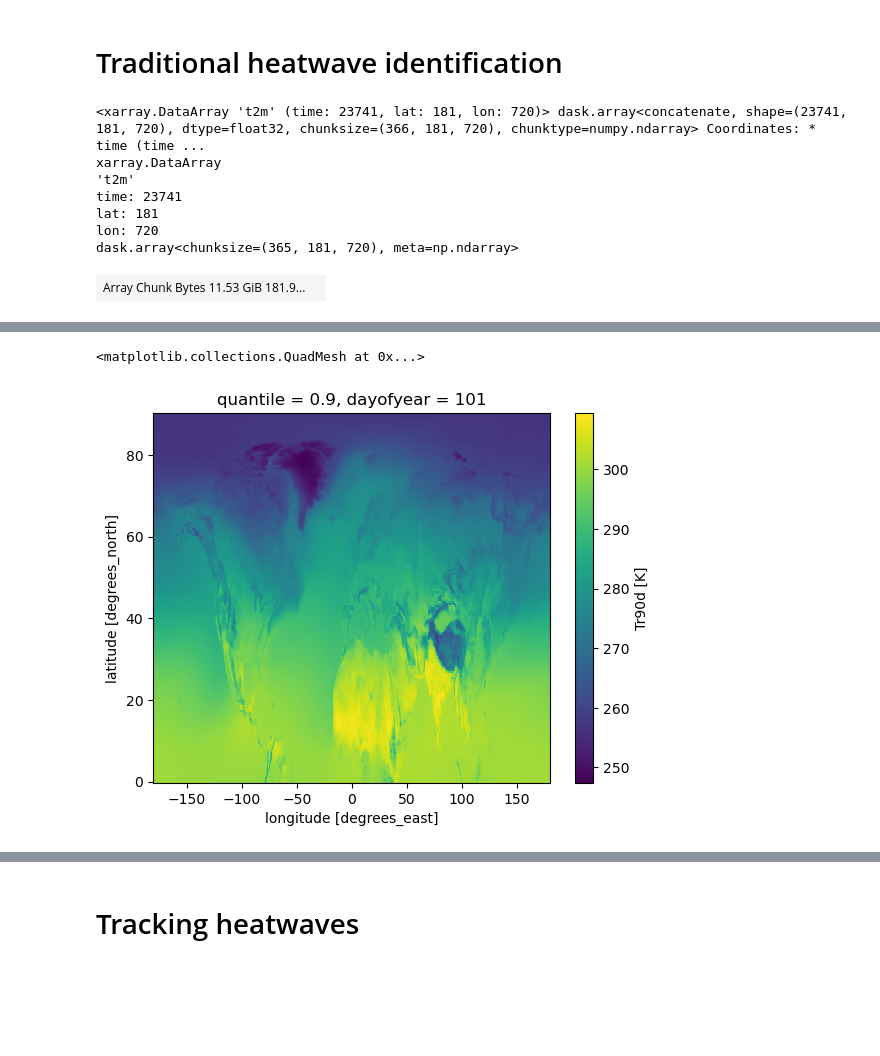
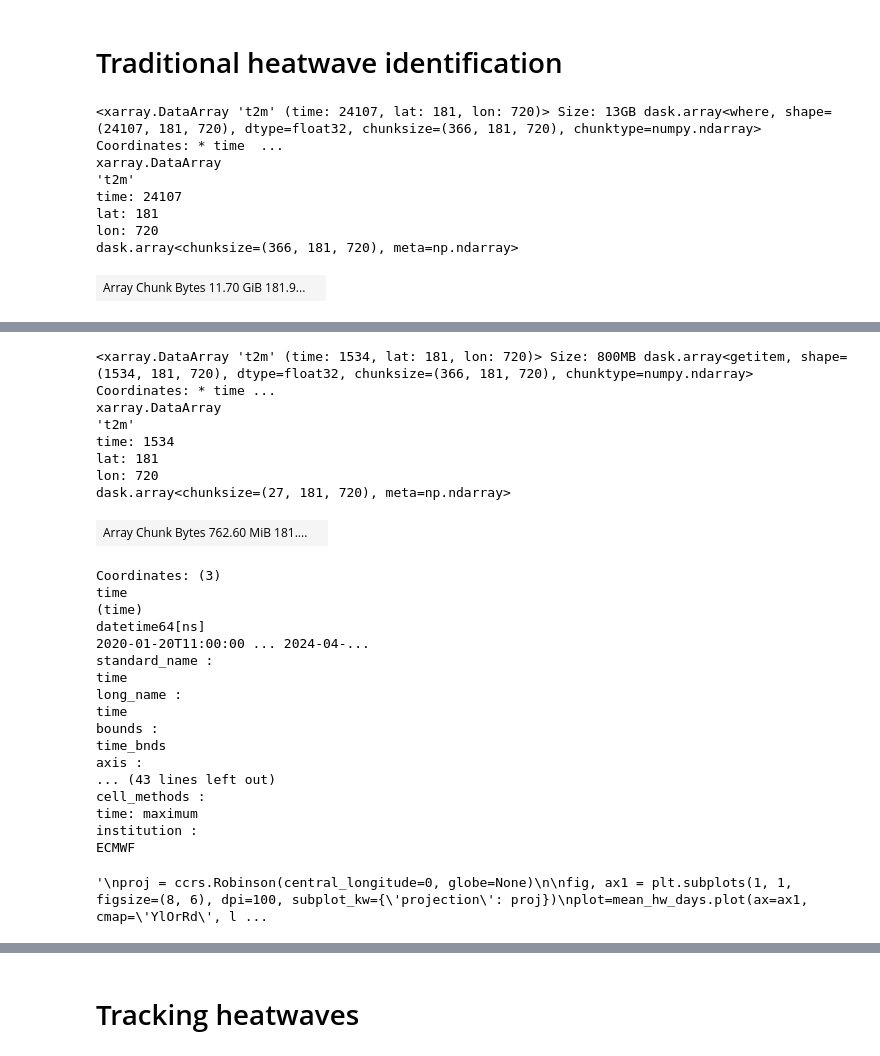
Before and after one commit to edgardotes/HW_contrack, a Jupyter notebook: HW_contrack.ipynb, the cells around one changed output, grey strips where cells are left out. Saved outputs shown, nothing was run; the diff lists cells and outputs as text; code cells hidden in the pictures; blank space fills up the shorter version.

```diff
--- a/HW_contrack.ipynb
+++ b/HW_contrack.ipynb
@@ -391,17 +455,17 @@ def detect_heatwaves(
 # %%
 #tmax=xr.open_mfdataset('/scratch2/edolores/era5/TS_era5/t2m_day_*_0p5deg.nc',
 #                       chunks={"time": 365, "lat": 90, "lon": 180})['t2m']
-tmax=xr.open_mfdataset('/scratch2/edolores/era5/TS_era5/t2m_day_*_0p5deg.nc')['t2m']
+tmax=xr.open_mfdataset('/capstor/scratch/cscs/edolores/OBS/ERA5/TMAX_era5/tmax_day_*_0p5deg.nc',{"time": 366, "lat": 181, "lon": 720})['t2m']
 tmax
 # %% [output]
-<xarray.DataArray 't2m' (time: 23741, lat: 181, lon: 720)> dask.array<concatenate, shape=(23741, 181, 720), dtype=float32, chunksize=(366, 181, 720), chunktype=numpy.ndarray> Coordinates: * time (time ...
+<xarray.DataArray 't2m' (time: 24107, lat: 181, lon: 720)> Size: 13GB dask.array<where, shape=(24107, 181, 720), dtype=float32, chunksize=(366, 181, 720), chunktype=numpy.ndarray> Coordinates: * time  ...
 xarray.DataArray
 't2m'
-time: 23741
+time: 24107
 lat: 181
 lon: 720
-dask.array<chunksize=(365, 181, 720), meta=np.ndarray>
+dask.array<chunksize=(366, 181, 720), meta=np.ndarray>
-| Array Chunk Bytes 11.53 GiB 181.9... |  |
+| Array Chunk Bytes 11.70 GiB 181.9... |  |
 Coordinates: (3)
 time
 (time)
@@ -429,5 +502,30 @@ tr90d = compute_tr90d(tmax, ref_start="1961-01-01", ref_end="1990-12-31",
 # %%
-tr90d.isel(dayofyear=100).plot()
+### select a smaller time period [this is simlar to the simulation]
+tmax=tmax.sel(time=slice('2020-01-20','2024-04-01'))
+tmax
 # %% [output]
-<matplotlib.collections.QuadMesh at 0x...>
+<xarray.DataArray 't2m' (time: 1534, lat: 181, lon: 720)> Size: 800MB dask.array<getitem, shape=(1534, 181, 720), dtype=float32, chunksize=(366, 181, 720), chunktype=numpy.ndarray> Coordinates: * time ...
+xarray.DataArray
+'t2m'
+time: 1534
+lat: 181
+lon: 720
+dask.array<chunksize=(27, 181, 720), meta=np.ndarray>
-[figure, removed]
+| Array Chunk Bytes 762.60 MiB 181.... |  |
+Coordinates: (3)
+time
+(time)
+datetime64[ns]
+2020-01-20T11:00:00 ... 2024-04-...
+standard_name :
+time
+long_name :
+time
+bounds :
+time_bnds
+axis :
+... (43 lines left out)
+cell_methods :
+time: maximum
+institution :
+ECMWF
@@ -433,0 +565,13 @@ tr90d.isel(dayofyear=100).plot()
+# %%
+###full plot
+'''
+proj = ccrs.Robinson(central_longitude=0, globe=None)
+
+fig, ax1 = plt.subplots(1, 1, figsize=(8, 6), dpi=100, subplot_kw={'projection': proj})
+plot=mean_hw_days.plot(ax=ax1, cmap='YlOrRd', levels=np.arange(0,200,20),transform=ccrs.PlateCarree(),extend="max",cbar_kwargs={"orientation":"horizontal"})
+# Add features
+ax1.add_feature(cfeature.NaturalEarthFeature('physical', 'land', '50m',
+                                            edgecolor='face', facecolor='grey', alpha=0.30), zorder=20)
+'''
+# %% [output]
+'\nproj = ccrs.Robinson(central_longitude=0, globe=None)\n\nfig, ax1 = plt.subplots(1, 1, figsize=(8, 6), dpi=100, subplot_kw={\'projection\': proj})\nplot=mean_hw_days.plot(ax=ax1, cmap=\'YlOrRd\', l ...
```
Also changed, not shown: parts of 54 cells of this notebook, 9 other files.
